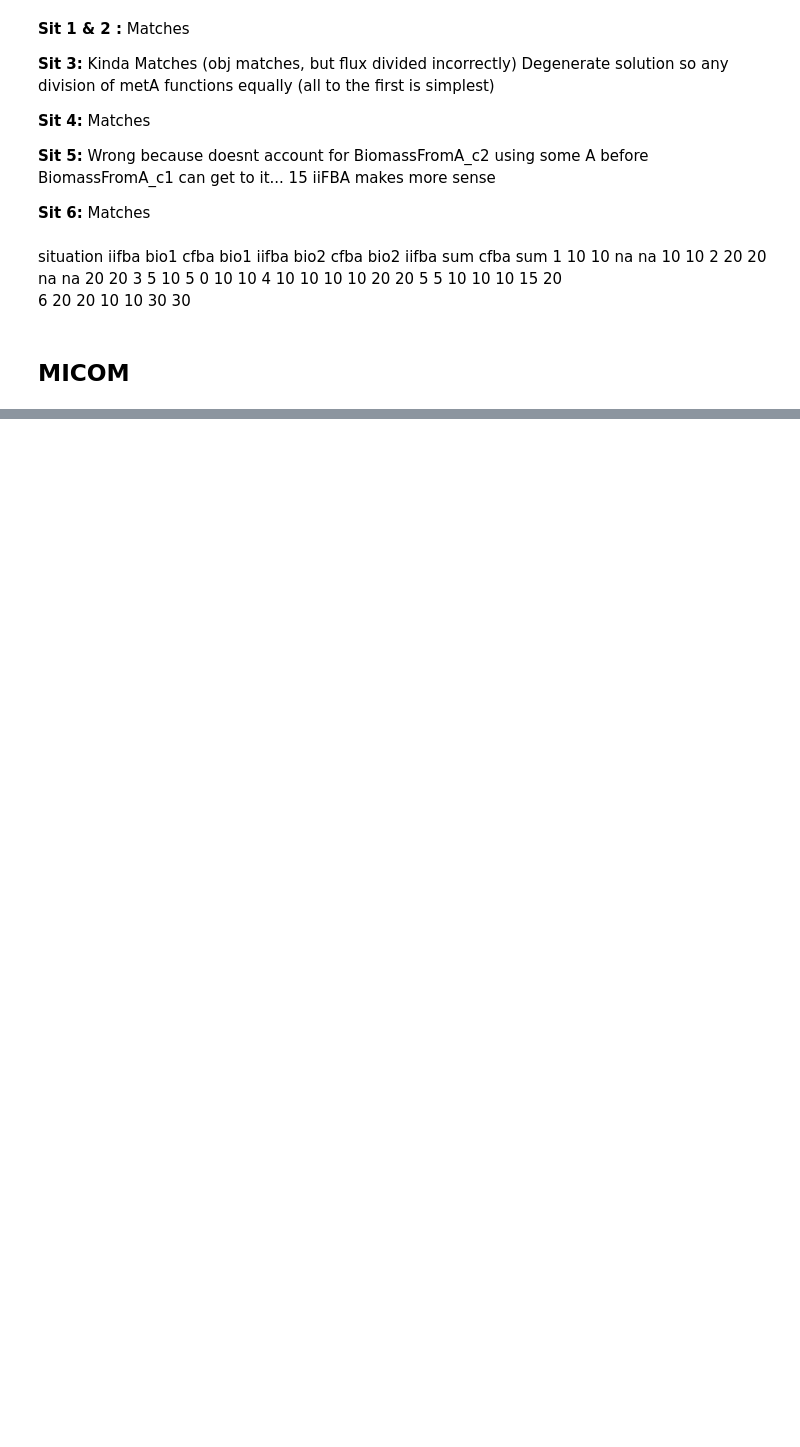
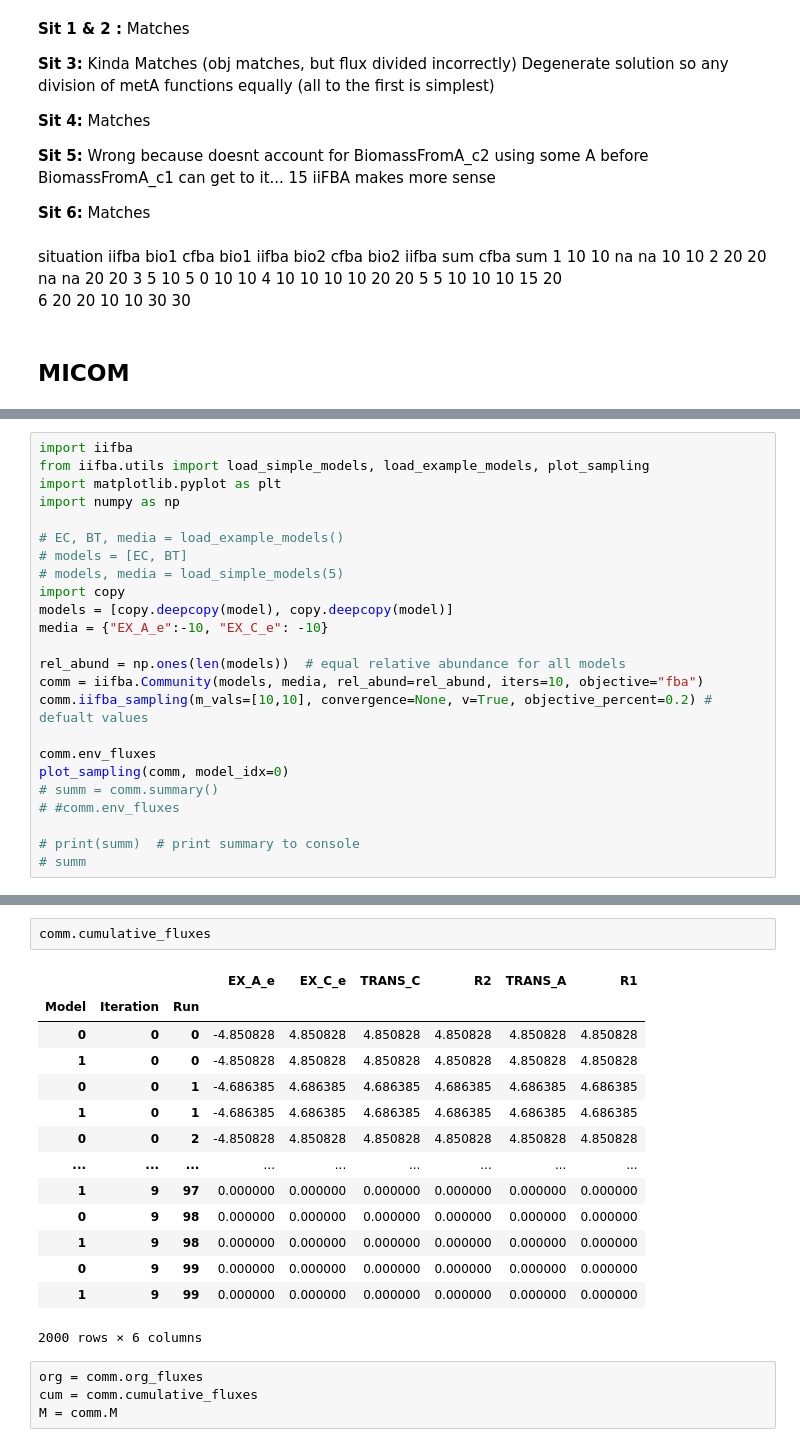
Before and after one commit to m-3-lab/iiFBA, a Jupyter notebook: Examples/iifba_comparisons.ipynb, the cells around one changed output, grey strips where cells are left out. Cells and saved outputs as stored; diff of their text form; blank space fills up the shorter version.

```diff
--- a/Examples/iifba_comparisons.ipynb
+++ b/Examples/iifba_comparisons.ipynb
@@ -457,0 +454,24 @@ Iteration: 9
+# %%
+import iifba
+from iifba.utils import load_simple_models, load_example_models, plot_sampling
+import matplotlib.pyplot as plt
+import numpy as np
+
+# EC, BT, media = load_example_models()
+# models = [EC, BT]
+# models, media = load_simple_models(5)
+import copy
+models = [copy.deepcopy(model), copy.deepcopy(model)]
+media = {"EX_A_e":-10, "EX_C_e": -10}
+
+rel_abund = np.ones(len(models))  # equal relative abundance for all models
+comm = iifba.Community(models, media, rel_abund=rel_abund, iters=10, objective="fba")
+comm.iifba_sampling(m_vals=[10,10], convergence=None, v=True, objective_percent=0.2) # defualt values
+
+comm.env_fluxes
+plot_sampling(comm, model_idx=0)
+# summ = comm.summary()
+# #comm.env_fluxes
+
+# print(summ)  # print summary to console
+# summ
@@ -457,0 +684,21 @@ Iteration: 9
+# %%
+comm.cumulative_fluxes
+# %% [output]
+|  |  |  | EX_A_e | EX_C_e | TRANS_C | R2 | TRANS_A | R1 |
+| Model | Iteration | Run |  |  |  |  |  |  |
+| 0 | 0 | 0 | -4.850828 | 4.850828 | 4.850828 | 4.850828 | 4.850828 | 4.850828 |
+| 1 | 0 | 0 | -4.850828 | 4.850828 | 4.850828 | 4.850828 | 4.850828 | 4.850828 |
+| 0 | 0 | 1 | -4.686385 | 4.686385 | 4.686385 | 4.686385 | 4.686385 | 4.686385 |
+| 1 | 0 | 1 | -4.686385 | 4.686385 | 4.686385 | 4.686385 | 4.686385 | 4.686385 |
+| 0 | 0 | 2 | -4.850828 | 4.850828 | 4.850828 | 4.850828 | 4.850828 | 4.850828 |
+| ... | ... | ... | ... | ... | ... | ... | ... | ... |
+| 1 | 9 | 97 | 0.000000 | 0.000000 | 0.000000 | 0.000000 | 0.000000 | 0.000000 |
+| 0 | 9 | 98 | 0.000000 | 0.000000 | 0.000000 | 0.000000 | 0.000000 | 0.000000 |
+| 1 | 9 | 98 | 0.000000 | 0.000000 | 0.000000 | 0.000000 | 0.000000 | 0.000000 |
+| 0 | 9 | 99 | 0.000000 | 0.000000 | 0.000000 | 0.000000 | 0.000000 | 0.000000 |
+| 1 | 9 | 99 | 0.000000 | 0.000000 | 0.000000 | 0.000000 | 0.000000 | 0.000000 |
+2000 rows × 6 columns
+# %%
+org = comm.org_fluxes
+cum = comm.cumulative_fluxes
+M = comm.M
```
Also changed, not shown: parts of 10 cells of this notebook, 29 other files.
